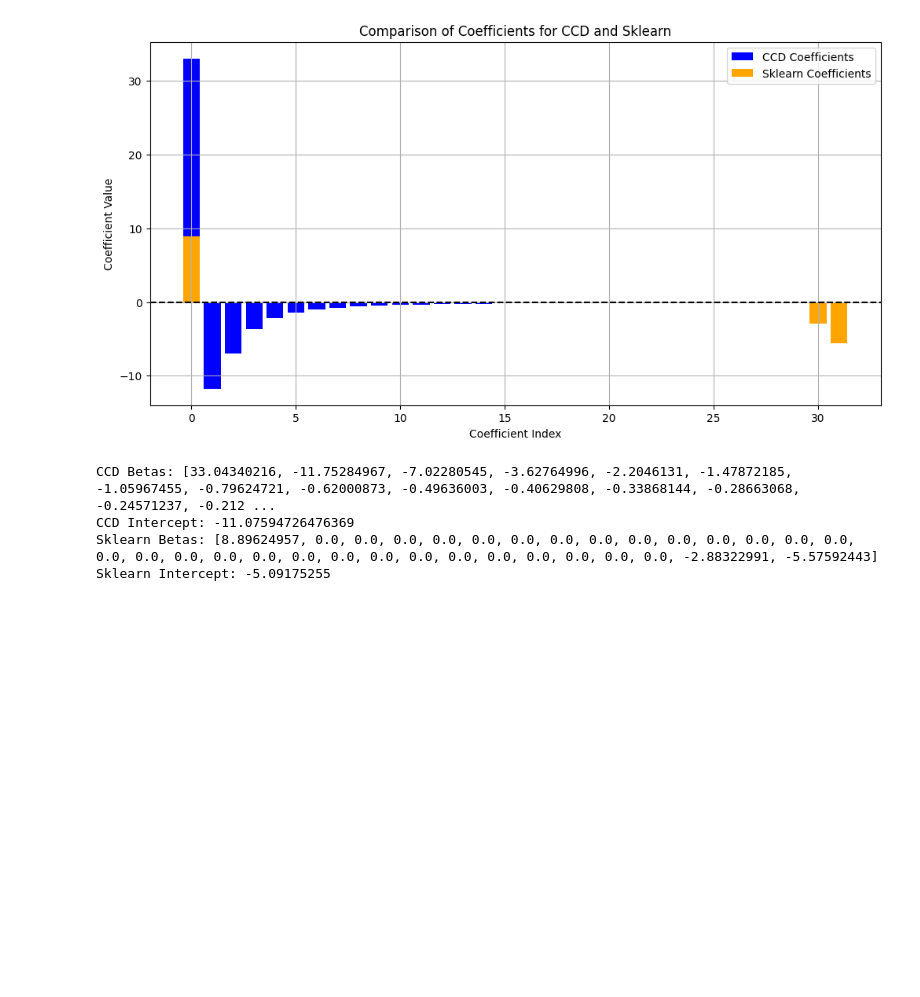
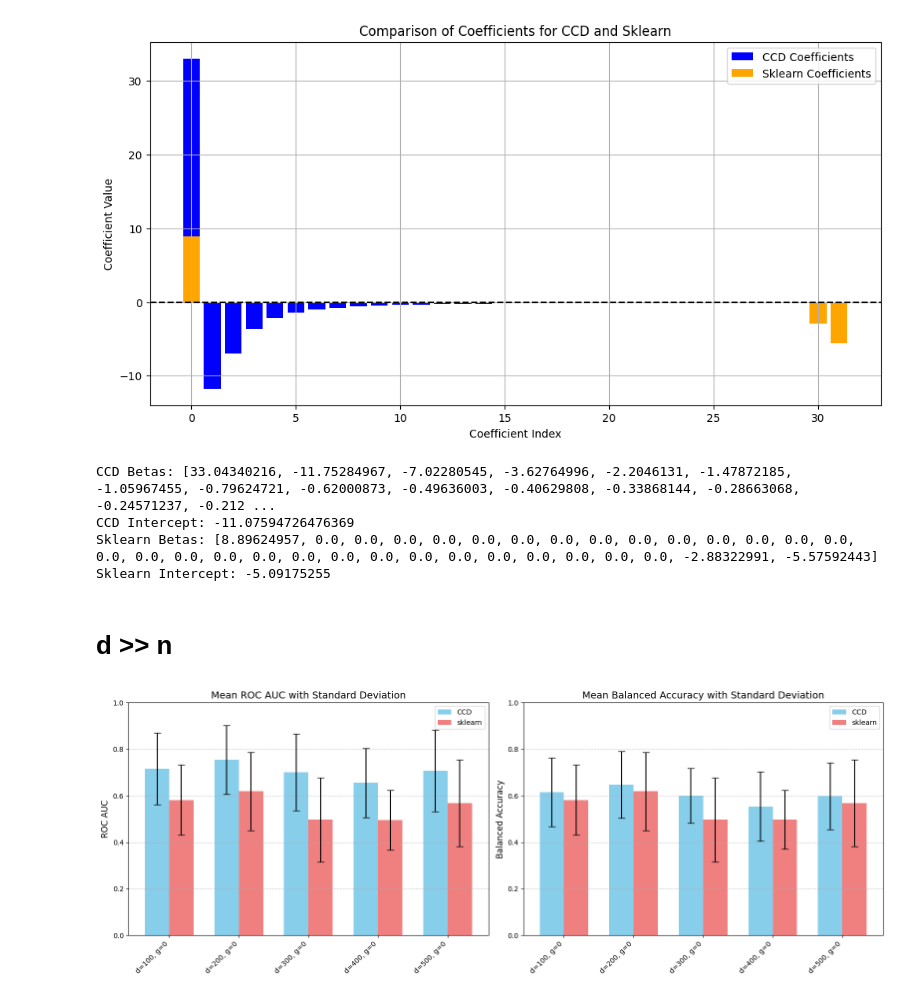
Before and after one commit to szuvarska/LogRegCCD, a Jupyter notebook: src/experiments/SyntheticExperiments_analyses.ipynb, the cells around one changed output. Cells and saved outputs as stored; diff of their text form; code cells hidden in the pictures; blank space fills up the shorter version.

```diff
--- a/Experiments.ipynb
+++ b/src/experiments/SyntheticExperiments_analyses.ipynb
@@ -670,3 +674,81 @@ CCD Betas: [33.04340216, -11.75284967, -7.02280545, -3.62764996, -2.2046131, -1.
 CCD Intercept: -11.07594726476369
 Sklearn Betas: [8.89624957, 0.0, 0.0, 0.0, 0.0, 0.0, 0.0, 0.0, 0.0, 0.0, 0.0, 0.0, 0.0, 0.0, 0.0, 0.0, 0.0, 0.0, 0.0, 0.0, 0.0, 0.0, 0.0, 0.0, 0.0, 0.0, 0.0, 0.0, 0.0, 0.0, -2.88322991, -5.57592443]
 Sklearn Intercept: -5.09175255
+# %% [markdown]
+# d >> n
+# %%
+data_n_CCD = pd.read_csv("results/synthetic_data_results/LogRegCCD/logregCDD[d grt n]_single.csv")
+data_n_sklearn = pd.read_csv("results/synthetic_data_results/LogRegSklearn/logresSklearn[d grt n]_single.csv")
+
+data_n_CCD = data_n_CCD.loc[data_n_CCD['g'] == 0, :]
+data_n_sklearn = data_n_sklearn.loc[data_n_sklearn['g'] == 0, :]
+
+grouped_ccd = data_n_CCD.groupby(['d', 'g']).agg({
+    'roc_auc': ['mean', 'std'],
+    'balanced_accuracy': ['mean', 'std']
+}).reset_index()
+
+grouped_sklearn = data_n_sklearn.groupby(['d', 'g']).agg({
+    'Roc_Auc': ['mean', 'std'],
+    'Balanced Accuracy': ['mean', 'std']
+}).reset_index().rename(columns={
+    'Roc_Auc': 'roc_auc',
+    'Balanced Accuracy': 'balanced_accuracy'
+})
+
+# Create a figure with two subplots side by side
+fig, axes = plt.subplots(1, 2, figsize=(16, 6))
+
+# Define bar positions
+x = np.arange(len(grouped_ccd))
+width = 0.35  # Width of bars
+
+# ROC AUC plot
+axes[0].bar(x - width/2, grouped_ccd[('roc_auc', 'mean')],
+         width, label='CCD', color='skyblue')
+axes[0].bar(x + width/2, grouped_sklearn[('roc_auc', 'mean')],
+         width, label='sklearn', color='lightcoral')
+
+# Add error bars
+axes[0].errorbar(x - width/2, grouped_ccd[('roc_auc', 'mean')],
+               yerr=grouped_ccd[('roc_auc', 'std')], fmt='none', color='black', capsize=5)
+axes[0].errorbar(x + width/2, grouped_sklearn[('roc_auc', 'mean')],
+               yerr=grouped_sklearn[('roc_auc', 'std')], fmt='none', color='black', capsize=5)
+
+# Balanced accuracy plot
+axes[1].bar(x - width/2, grouped_ccd[('balanced_accuracy', 'mean')],
+         width, label='CCD', color='skyblue')
+axes[1].bar(x + width/2, grouped_sklearn[('balanced_accuracy', 'mean')],
+         width, label='sklearn', color='lightcoral')
+
+# Add error bars
+axes[1].errorbar(x - width/2, grouped_ccd[('balanced_accuracy', 'mean')],
+               yerr=grouped_ccd[('balanced_accuracy', 'std')], fmt='none', color='black', capsize=5)
+axes[1].errorbar(x + width/2, grouped_sklearn[('balanced_accuracy', 'mean')],
+               yerr=grouped_sklearn[('balanced_accuracy', 'std')], fmt='none', color='black', capsize=5)
+
+# Create x-tick labels as "n=value, d=value"
+labels = [f"d={d}, g={g}" for d, g in zip(grouped_ccd['d'], grouped_ccd['g'])]
+
+# Set plot attributes for ROC AUC
+axes[0].set_title('Mean ROC AUC with Standard Deviation', fontsize=14)
+axes[0].set_ylabel('ROC AUC', fontsize=12)
+axes[0].set_ylim(0, 1)
+axes[0].set_xticks(x)
+axes[0].set_xticklabels(labels, rotation=45, ha='right')
+axes[0].legend()
+axes[0].grid(axis='y', linestyle='--', alpha=0.7)
+
+# Set plot attributes for balanced accuracy
+axes[1].set_title('Mean Balanced Accuracy with Standard Deviation', fontsize=14)
+axes[1].set_ylabel('Balanced Accuracy', fontsize=12)
+axes[1].set_ylim(0, 1)
+axes[1].set_xticks(x)
+axes[1].set_xticklabels(labels, rotation=45, ha='right')
+axes[1].legend()
+axes[1].grid(axis='y', linestyle='--', alpha=0.7)
+
+plt.tight_layout()
+plt.show()
+# %% [output]
+[figure, added]
```
Also changed, not shown: parts of 3 cells of this notebook, 7 other files.
